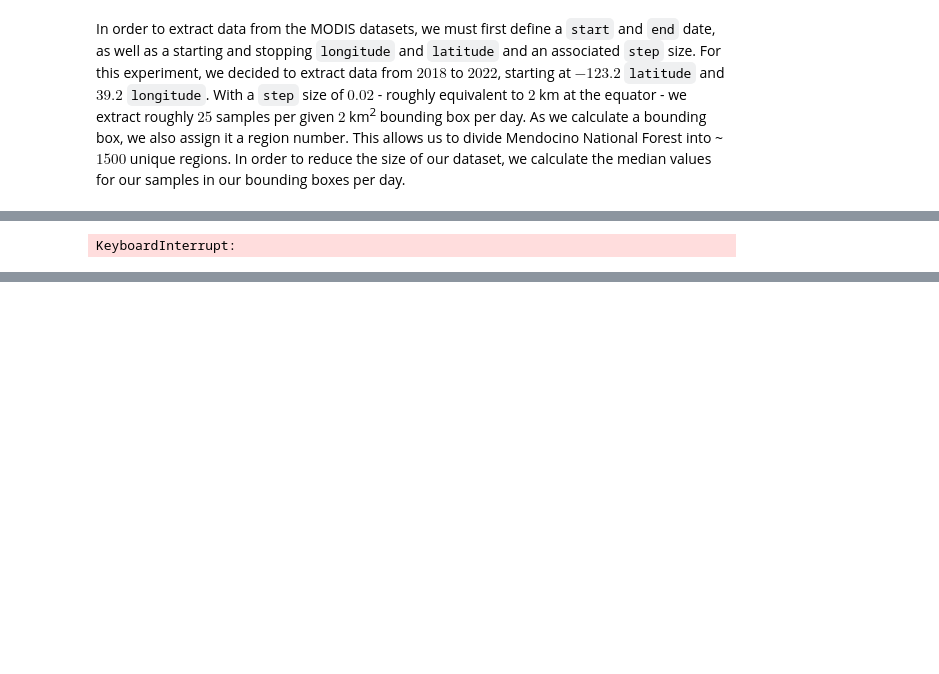
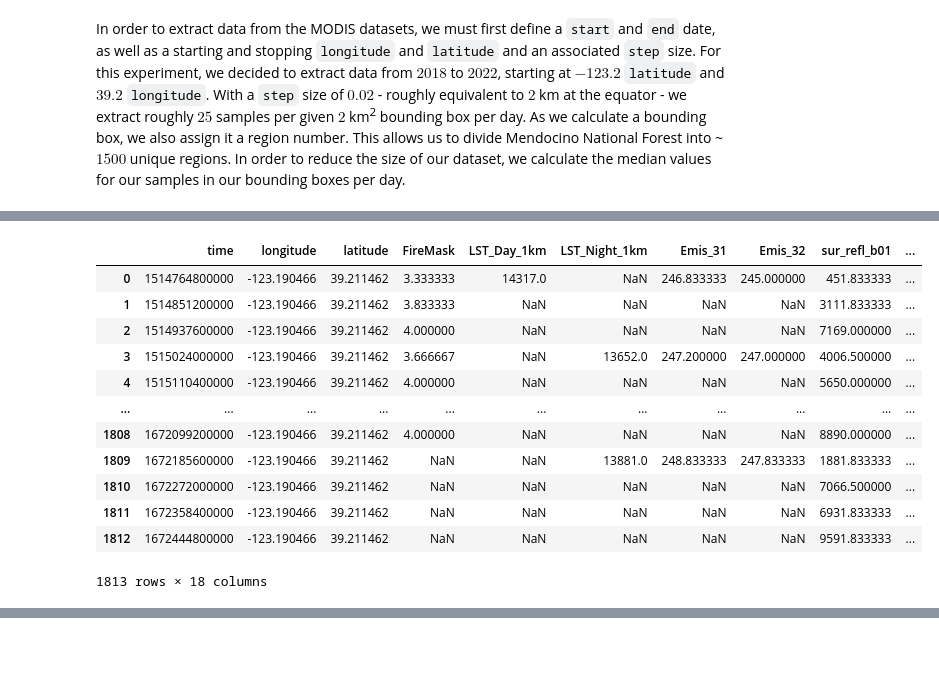
Before and after one commit to lukebass/wews, a Jupyter notebook: project.ipynb, the cells around one changed output, grey strips where cells are left out. Drawn from its saved outputs; the diff is of its cells as text; code cells hidden in the pictures; blank space fills up the shorter version.

```diff
--- a/project.ipynb
+++ b/project.ipynb
@@ -57,13 +90,13 @@ sr = (ee.ImageCollection('MODIS/061/MOD09GA')
 # %% [markdown]
 In order to extract data from the MODIS datasets, we must first define a `start` and `end` date, as well as a starting and stopping `longitude` and `latitude` and an associated `step` size. For this experiment, we decided to extract data from $2018$ to $2022$, starting at $-123.2$ `latitude` and $39.2$ `longitude`. With a `step` size of $0.02$ - roughly equivalent to $2$ km at the equator - we extract roughly $25$ samples per given $2$ km<sup>2</sup> bounding box per day. As we calculate a bounding box, we also assign it a region number. This allows us to divide Mendocino National Forest into ~$1500$ unique regions. In order to reduce the size of our dataset, we calculate the median values for our samples in our bounding boxes per day.
 # %%
-startLon = -124.00
-stopLon = -118.00
-startLat = 50.00
-stopLat = 52.00
+startLon = -123.20
+stopLon = -123.18
+startLat = 39.20
+stopLat = 39.22
 step = 0.02
 scale = 1000
-on = ['id', 'longitude', 'latitude', 'time']
+on = ['time', 'longitude', 'latitude']
 
 def getData():
     df = None
@@ -77,13 +110,15 @@ def getData():
             ta_region = ta.getRegion(roi, scale).getInfo()
             lst_region = lst.getRegion(roi, scale).getInfo()
             sr_region = sr.getRegion(roi, scale).getInfo()
+            era_region = era.getRegion(roi, scale).getInfo()
 
-            ta_df = pd.DataFrame(ta_region[1:], columns=ta_region[0])
-            lst_df = pd.DataFrame(lst_region[1:], columns=lst_region[0])
-            sr_df = pd.DataFrame(sr_region[1:], columns=sr_region[0])
+            ta_df = pd.DataFrame(ta_region[1:], columns=ta_region[0]).drop(columns='id')
+            lst_df = pd.DataFrame(lst_region[1:], columns=lst_region[0]).drop(columns='id')
+            sr_df = pd.DataFrame(sr_region[1:], columns=sr_region[0]).drop(columns='id')
+            era_df = pd.DataFrame(era_region[1:], columns=era_region[0]).drop(columns='id')
 
-            merged = ta_df.merge(lst_df, on=on).merge(sr_df, on=on)
-            grouped = merged.groupby('id').mean().reset_index()
+            merged = ta_df.merge(lst_df, on=on).merge(sr_df, on=on).merge(era_df, on=on)
+            grouped = merged.groupby('time').mean().reset_index()
             grouped['region'] = region
             region += 1
             df = grouped if df is None else pd.concat([df, grouped], ignore_index=True)
@@ -91,5 +126,7 @@ def getData():
     df.to_csv('regions.csv', index=False)
 
 getData()
+df = pd.read_csv('regions.csv')
+df
 # %% [output]
 Collecting data for region 1
@@ -112 +133,13 @@ Collecting data for region 1895
+|  | time | longitude | latitude | FireMask | LST_Day_1km | LST_Night_1km | Emis_31 | Emis_32 | sur_refl_b01 | ... |
+| 0 | 1514764800000 | -123.190466 | 39.211462 | 3.333333 | 14317.0 | NaN | 246.833333 | 245.000000 | 451.833333 | ... |
+| 1 | 1514851200000 | -123.190466 | 39.211462 | 3.833333 | NaN | NaN | NaN | NaN | 3111.833333 | ... |
+| 2 | 1514937600000 | -123.190466 | 39.211462 | 4.000000 | NaN | NaN | NaN | NaN | 7169.000000 | ... |
+| 3 | 1515024000000 | -123.190466 | 39.211462 | 3.666667 | NaN | 13652.0 | 247.200000 | 247.000000 | 4006.500000 | ... |
+| 4 | 1515110400000 | -123.190466 | 39.211462 | 4.000000 | NaN | NaN | NaN | NaN | 5650.000000 | ... |
+| ... | ... | ... | ... | ... | ... | ... | ... | ... | ... | ... |
+| 1808 | 1672099200000 | -123.190466 | 39.211462 | 4.000000 | NaN | NaN | NaN | NaN | 8890.000000 | ... |
+| 1809 | 1672185600000 | -123.190466 | 39.211462 | NaN | NaN | 13881.0 | 248.833333 | 247.833333 | 1881.833333 | ... |
+| 1810 | 1672272000000 | -123.190466 | 39.211462 | NaN | NaN | NaN | NaN | NaN | 7066.500000 | ... |
+| 1811 | 1672358400000 | -123.190466 | 39.211462 | NaN | NaN | NaN | NaN | NaN | 6931.833333 | ... |
+| 1812 | 1672444800000 | -123.190466 | 39.211462 | NaN | NaN | NaN | NaN | NaN | 9591.833333 | ... |
-KeyboardInterrupt:
+1813 rows × 18 columns
```
Also changed, not shown: parts of 5 cells of this notebook, 1 other file.
